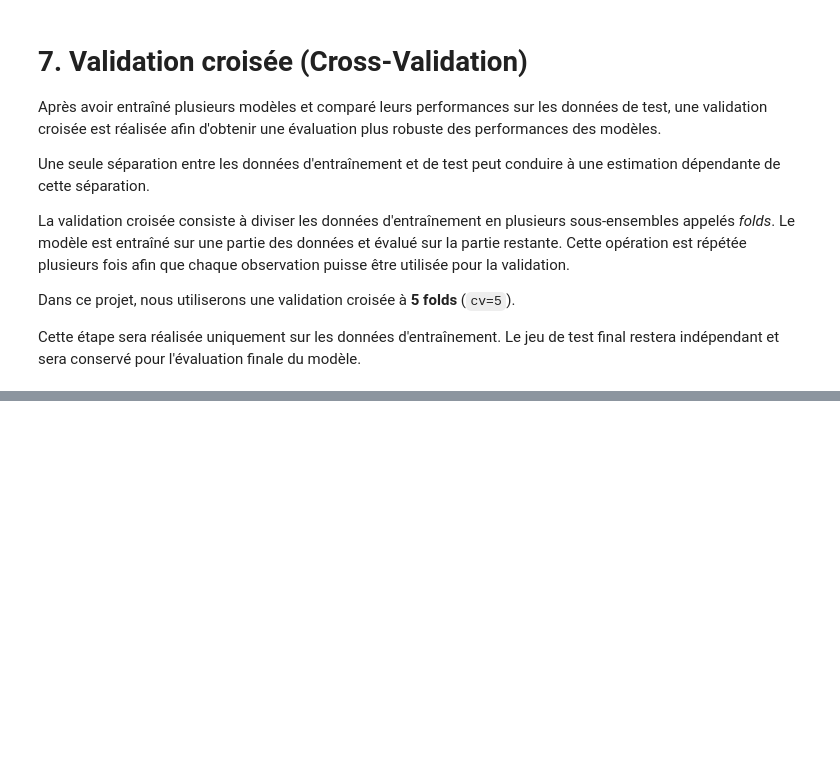
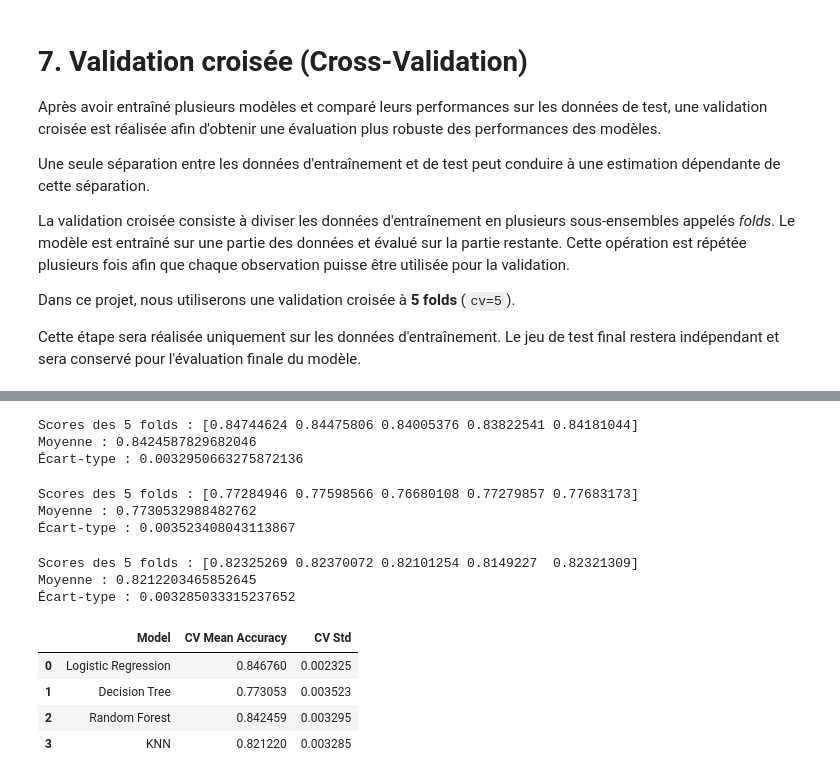
Before and after one commit to Ahlam-el-boujadi/Student-Mental-Health-Prediction, a Jupyter notebook: notebook/04_Modeling.ipynb, the cells around one changed output, grey strips where cells are left out. Cells and saved outputs as stored; diff of their text form; code cells hidden in the pictures; blank space fills up the shorter version.

```diff
--- a/notebook/04_Modeling.ipynb
+++ b/notebook/04_Modeling.ipynb
@@ -640,0 +659,77 @@ Cette étape sera réalisée uniquement sur les données d'entraînement. Le jeu
+# %%
+cv_rf = cross_val_score(
+    model3_rf,
+    X_train,
+    y_train,
+    cv=5,
+    scoring="accuracy"
+)
+
+print("Scores des 5 folds :", cv_rf)
+print("Moyenne :", cv_rf.mean())
+print("Écart-type :", cv_rf.std())
+# %% [output]
+Scores des 5 folds : [0.84744624 0.84475806 0.84005376 0.83822541 0.84181044]
+Moyenne : 0.8424587829682046
+Écart-type : 0.0032950663275872136
+# %%
+cv_dt = cross_val_score(
+    model2_dt,
+    X_train,
+    y_train,
+    cv=5,
+    scoring="accuracy"
+)
+
+print("Scores des 5 folds :", cv_dt)
+print("Moyenne :", cv_dt.mean())
+print("Écart-type :", cv_dt.std())
+# %% [output]
+Scores des 5 folds : [0.77284946 0.77598566 0.76680108 0.77279857 0.77683173]
+Moyenne : 0.7730532988482762
+Écart-type : 0.003523408043113867
+# %%
+cv_knn = cross_val_score(
+    model4_knn,
+    X_train_scaled,
+    y_train,
+    cv=5,
+    scoring="accuracy"
+)
+
+print("Scores des 5 folds :", cv_knn)
+print("Moyenne :", cv_knn.mean())
+print("Écart-type :", cv_knn.std())
+# %% [output]
+Scores des 5 folds : [0.82325269 0.82370072 0.82101254 0.8149227  0.82321309]
+Moyenne : 0.8212203465852645
+Écart-type : 0.003285033315237652
+# %%
+cv_results = pd.DataFrame({
+    "Model": [
+        "Logistic Regression",
+        "Decision Tree",
+        "Random Forest",
+        "KNN"
+    ],
+    "CV Mean Accuracy": [
+        cv_lr.mean(),
+        cv_dt.mean(),
+        cv_rf.mean(),
+        cv_knn.mean()
+    ],
+    "CV Std": [
+        cv_lr.std(),
+        cv_dt.std(),
+        cv_rf.std(),
+        cv_knn.std()
+    ]
+})
+
+cv_results
+# %% [output]
+|  | Model | CV Mean Accuracy | CV Std |
+| 0 | Logistic Regression | 0.846760 | 0.002325 |
+| 1 | Decision Tree | 0.773053 | 0.003523 |
+| 2 | Random Forest | 0.842459 | 0.003295 |
+| 3 | KNN | 0.821220 | 0.003285 |
```
Also changed, not shown: parts of 3 cells of this notebook.
